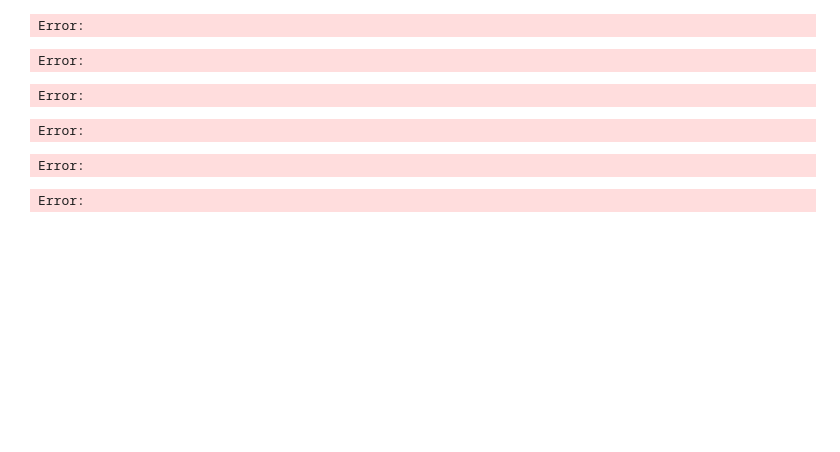
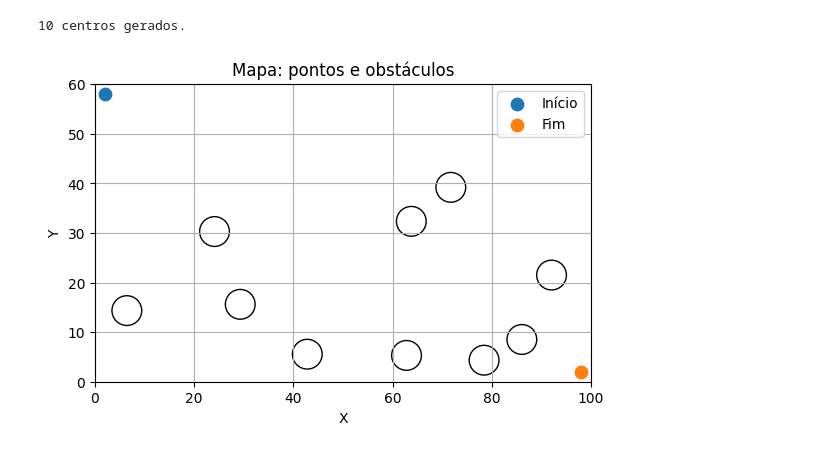
Before and after one commit to JorgeLuis8/Sistemas-Inteligentes, a Jupyter notebook: teste.ipynb, the cells around one changed output. Drawn from its saved outputs; the diff is of its cells as text; code cells hidden in the pictures; blank space fills up the shorter version.

```diff
--- a/teste.ipynb
+++ b/teste.ipynb
@@ -146,21 +113,19 @@ Error:
 # %%
+
 centers = generate_random_centers(
-    NUM_OBS, RADIUS, BOUNDS, INICIO, FIM,
+    NUM_OBS, RAIO, MAPA, INICIO, FIM,
     total_clearance,
     min_gap_between_obs=MIN_GAP_BETWEEN_OBS,
     border_gap=BORDER_GAP,
-    max_tries=MAX_TRIES,
-    seed=SEED   # <- garante determinismo por chamada
+    max_tries=MAX_TRIES
 )
 
 print(f"{len(centers)} centros gerados.")
-plot_map_and_points(BOUNDS, INICIO, FIM, "Mapa: pontos e obstáculos")
-plot_obstacles(centers, RADIUS)
+
+
+plot_map_and_points(MAPA, INICIO, FIM, "Mapa: pontos e obstáculos")
+plot_obstacles(centers, RAIO)
 plt.show()
 # %% [output]
-Error:
+10 centros gerados.
-Error:
-Error:
-Error:
-Error:
-Error:
+[figure, added]
```
Also changed, not shown: parts of 4 cells of this notebook.
